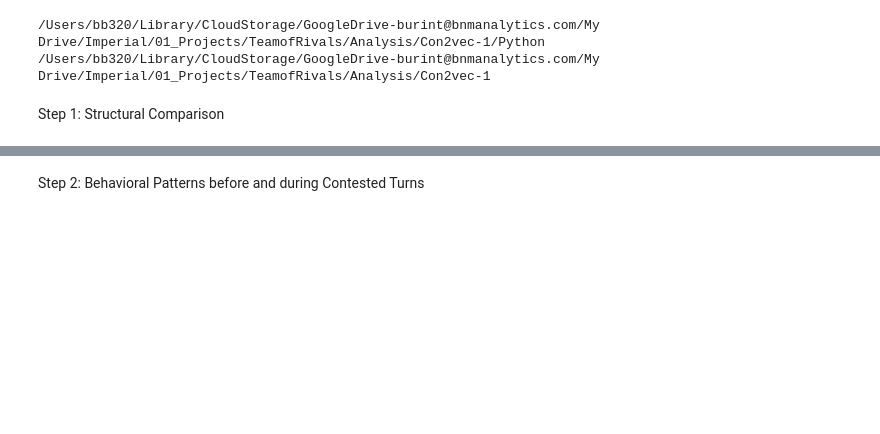
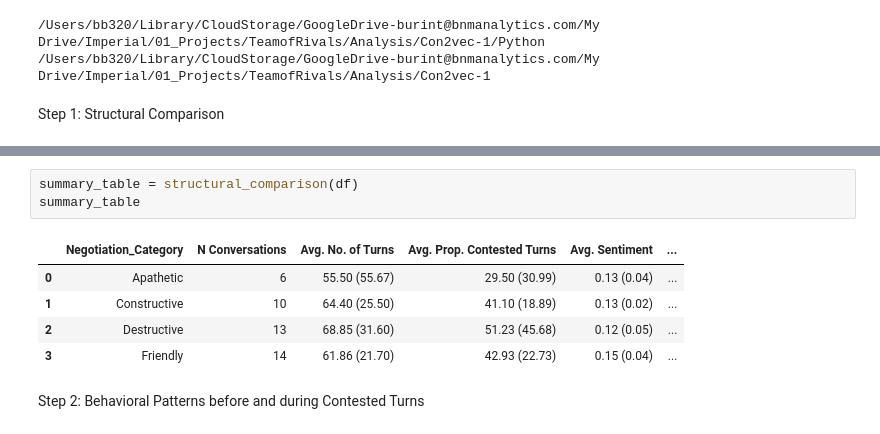
Before and after one commit to bbevis/Con2vec, a Jupyter notebook: Python/turnLevel_results.ipynb, the cells around one changed output, grey strips where cells are left out. Saved outputs shown, nothing was run; the diff lists cells and outputs as text; blank space fills up the shorter version.

```diff
--- a/Python/turnLevel_results.ipynb
+++ b/Python/turnLevel_results.ipynb
@@ -128,3 +206,12 @@ structural_comparison(df)
+# %%
+summary_table = structural_comparison(df)
+summary_table
+# %% [output]
+|  | Negotiation_Category | N Conversations | Avg. No. of Turns | Avg. Prop. Contested Turns | Avg. Sentiment | ... |
+| 0 | Apathetic | 6 | 55.50 (55.67) | 29.50 (30.99) | 0.13 (0.04) | ... |
+| 1 | Constructive | 10 | 64.40 (25.50) | 41.10 (18.89) | 0.13 (0.02) | ... |
+| 2 | Destructive | 13 | 68.85 (31.60) | 51.23 (45.68) | 0.12 (0.05) | ... |
+| 3 | Friendly | 14 | 61.86 (21.70) | 42.93 (22.73) | 0.15 (0.04) | ... |
 # %% [markdown]
 Step 2: Behavioral Patterns before and during Contested Turns
 # %%
```
Also changed, not shown: parts of 16 cells of this notebook, 2 other files.
